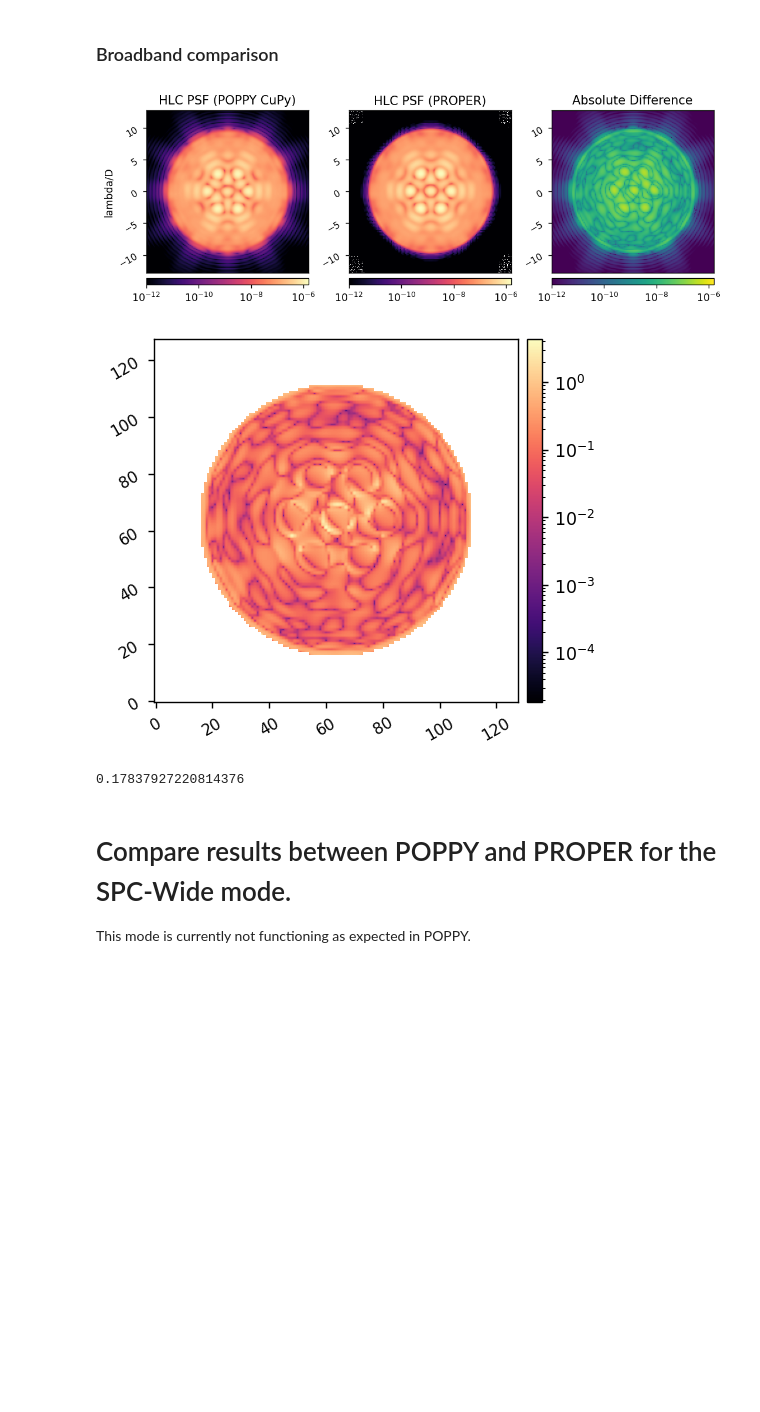
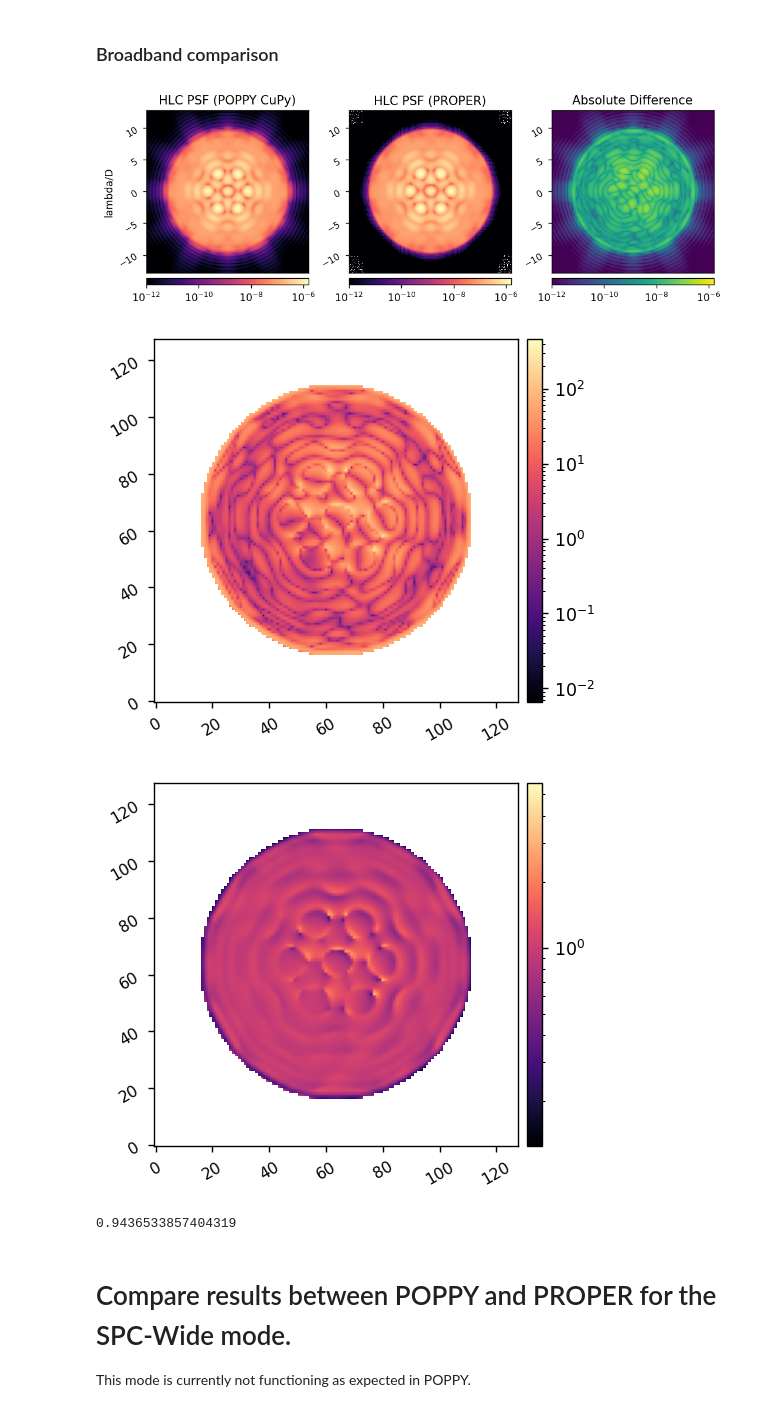
Before and after one commit to kian1377/roman-cgi-phasec-poppy, a Jupyter notebook: compare_results.ipynb, the cells around one changed output. Drawn from its saved outputs; the diff is of its cells as text; code cells hidden in the pictures; blank space fills up the shorter version.

```diff
--- a/compare_results.ipynb
+++ b/compare_results.ipynb
@@ -94,37 +103,42 @@ poppy_wfs = misc.load_pickle(data_dir/'hlc_gpu_wfs_broad')
 proper_wfs = misc.load_pickle(data_dir/'hlc_proper_wfs_broad')
 
 poppy_psf = 0
 proper_psf = 0
 for i in range(len(proper_wfs)):
     poppy_wfs[i].rotate(180) # rotate POPPY wavefr0nt to match PROPER sign convention
     poppy_psf += np.roll(poppy_wfs[i].intensity.get(), (1,1), axis=(0,1))/len(proper_wfs)
 
     proper_psf += np.abs(proper_wfs[i])**2/len(proper_wfs)
 
 diff = np.abs( poppy_psf-proper_psf )
 
 vmin = 1e-12
 vmax = np.max((poppy_psf.max(), proper_psf.max()))
 
 reload(misc)
 misc.myimshow3(poppy_psf, proper_psf, diff,
                'HLC PSF (POPPY CuPy)', 'HLC PSF (PROPER)', 'Absolute Difference',
                titlesize=12,
                cmap3='viridis',
                npix=128,
                pxscl1=0.2, pxscl2=0.2, pxscl3=0.2,
                use_ylabel2=False, use_ylabel3=False,
                lognorm1=True, lognorm2=True, lognorm3=True,
                vmin1=vmin, vmin2=vmin, vmin3=vmin,
                vmax1=vmax, vmax2=vmax, vmax3=vmax)
 
-per_diff = np.ma.masked_array(diff/proper_psf, mask)
+per_diff = np.ma.masked_array(diff/proper_psf, mask)*100
 misc.myimshow(per_diff, lognorm=True)
 np.ma.mean(per_diff)
+
+rat = np.ma.masked_array(poppy_psf/proper_psf, mask)
+misc.myimshow(rat, lognorm=True)
+np.ma.mean(rat)
 # %% [output]
-[figure, old version]
+[figure, new version]
-[figure, old version]
+[figure, new version]
+[figure, added]
-0.17837927220814376
+0.9436533857404319
 # %% [markdown]
 # Compare results between POPPY and PROPER for the SPC-Wide mode.
 This mode is currently not functioning as expected in POPPY.
```
Also changed, not shown: parts of 3 cells of this notebook, 6 other files.
